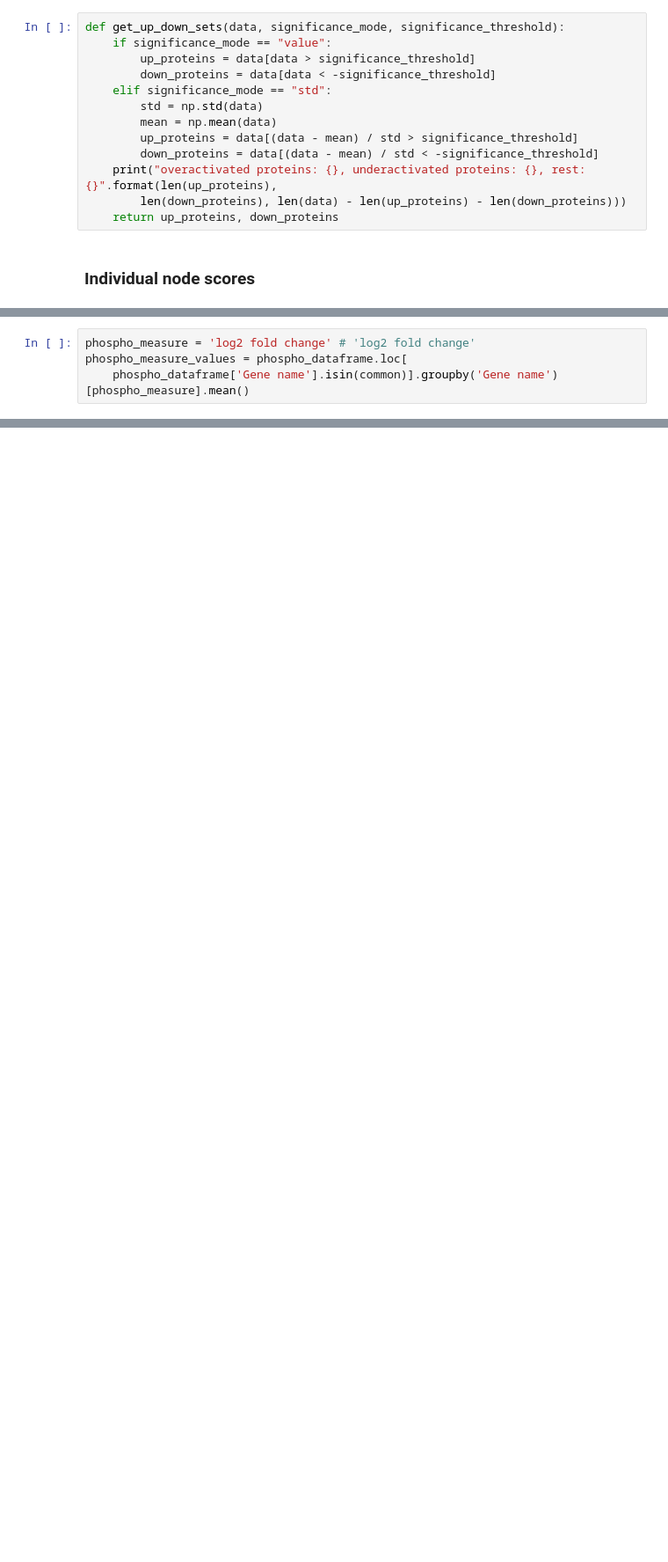
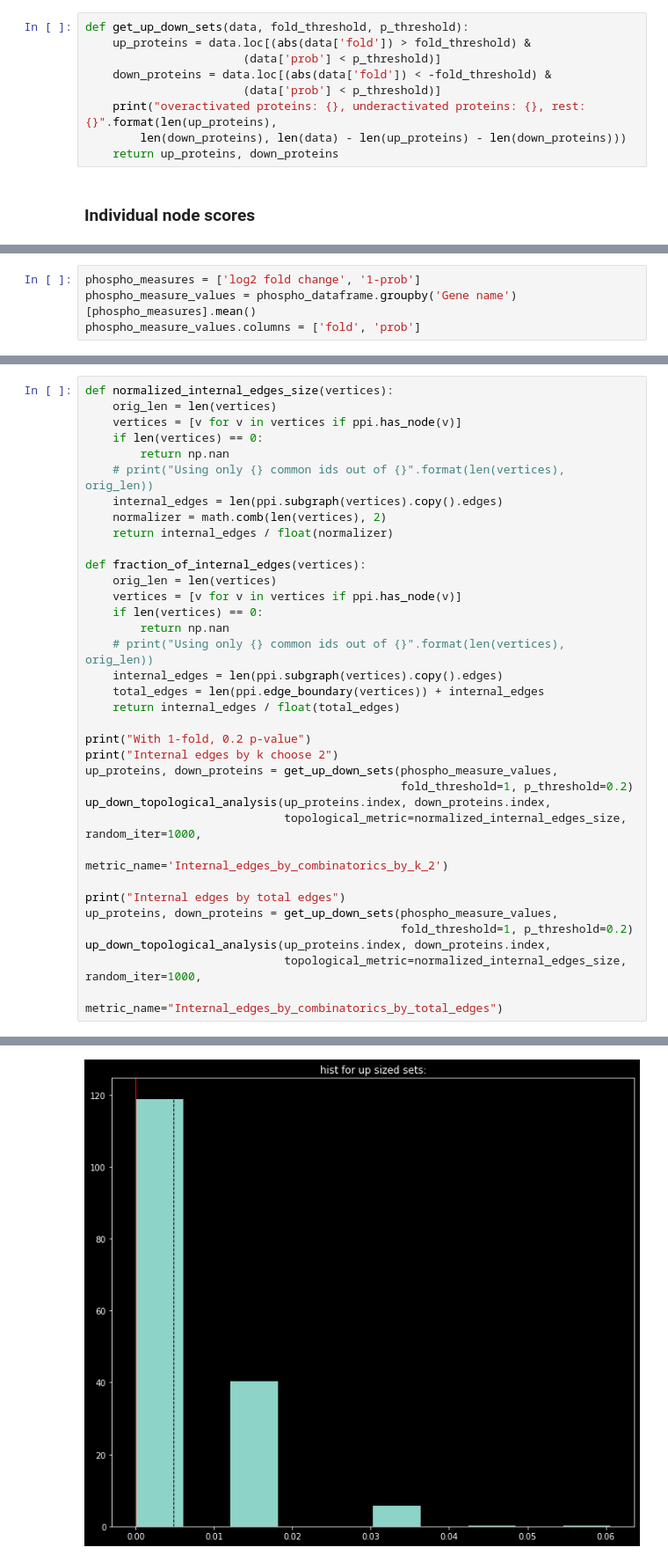
Before and after one commit to arielbro/fly_regulation, a Jupyter notebook: fly_signalling_playground.ipynb, the cells around one changed output, grey strips where cells are left out. Shown: that part at 88% size. Saved outputs shown, nothing was run; the diff lists cells and outputs as text; blank space fills up the shorter version.

```diff
--- a/fly_signalling_playground.ipynb
+++ b/fly_signalling_playground.ipynb
@@ -150,13 +174,9 @@ SpearmanrResult(correlation=0.05099748585474002, pvalue=0.14020093024708355)
 # %%
-def get_up_down_sets(data, significance_mode, significance_threshold):
-    if significance_mode == "value":
-        up_proteins = data[data > significance_threshold]
-        down_proteins = data[data < -significance_threshold]
-    elif significance_mode == "std":
-        std = np.std(data)
-        mean = np.mean(data)
-        up_proteins = data[(data - mean) / std > significance_threshold]
-        down_proteins = data[(data - mean) / std < -significance_threshold]
+def get_up_down_sets(data, fold_threshold, p_threshold):
+    up_proteins = data.loc[(abs(data['fold']) > fold_threshold) &
+                       (data['prob'] < p_threshold)]
+    down_proteins = data.loc[(abs(data['fold']) < -fold_threshold) &
+                       (data['prob'] < p_threshold)]
     print("overactivated proteins: {}, underactivated proteins: {}, rest: {}".format(len(up_proteins),
         len(down_proteins), len(data) - len(up_proteins) - len(down_proteins)))
     return up_proteins, down_proteins
@@ -381,4 +317,4 @@ def up_down_topological_analysis(up_proteins, down_proteins, topological_metric,
 # %%
-phospho_measure = 'log2 fold change' # 'log2 fold change'
-phospho_measure_values = phospho_dataframe.loc[
-    phospho_dataframe['Gene name'].isin(common)].groupby('Gene name')[phospho_measure].mean()
+phospho_measures = ['log2 fold change', '1-prob']
+phospho_measure_values = phospho_dataframe.groupby('Gene name')[phospho_measures].mean()
+phospho_measure_values.columns = ['fold', 'prob']
@@ -706,0 +321,36 @@ p-values: up: 1.14e-01, down: 1.45e-03, opposite: 4.79e-02
+# %%
+def normalized_internal_edges_size(vertices):
+    orig_len = len(vertices)
+    vertices = [v for v in vertices if ppi.has_node(v)]
+    if len(vertices) == 0:
+        return np.nan
+    # print("Using only {} common ids out of {}".format(len(vertices), orig_len))
+    internal_edges = len(ppi.subgraph(vertices).copy().edges)
+    normalizer = math.comb(len(vertices), 2)
+    return internal_edges / float(normalizer)
+
+def fraction_of_internal_edges(vertices):
+    orig_len = len(vertices)
+    vertices = [v for v in vertices if ppi.has_node(v)]
+    if len(vertices) == 0:
+        return np.nan
+    # print("Using only {} common ids out of {}".format(len(vertices), orig_len))
+    internal_edges = len(ppi.subgraph(vertices).copy().edges)
+    total_edges = len(ppi.edge_boundary(vertices)) + internal_edges
+    return internal_edges / float(total_edges)
+
+print("With 1-fold, 0.2 p-value")
+print("Internal edges by k choose 2")
+up_proteins, down_proteins = get_up_down_sets(phospho_measure_values,
+                                              fold_threshold=1, p_threshold=0.2)
+up_down_topological_analysis(up_proteins.index, down_proteins.index,
+                             topological_metric=normalized_internal_edges_size, random_iter=1000,
+                             metric_name='Internal_edges_by_combinatorics_by_k_2')
+
+print("Internal edges by total edges")
+up_proteins, down_proteins = get_up_down_sets(phospho_measure_values,
+                                              fold_threshold=1, p_threshold=0.2)
+up_down_topological_analysis(up_proteins.index, down_proteins.index,
+                             topological_metric=normalized_internal_edges_size, random_iter=1000,
+                             metric_name="Internal_edges_by_combinatorics_by_total_edges")
+# %% [output]
@@ -706,0 +368 @@ p-values: up: 1.14e-01, down: 1.45e-03, opposite: 4.79e-02
+[figure, added]
```
Also changed, not shown: parts of 41 cells of this notebook.
